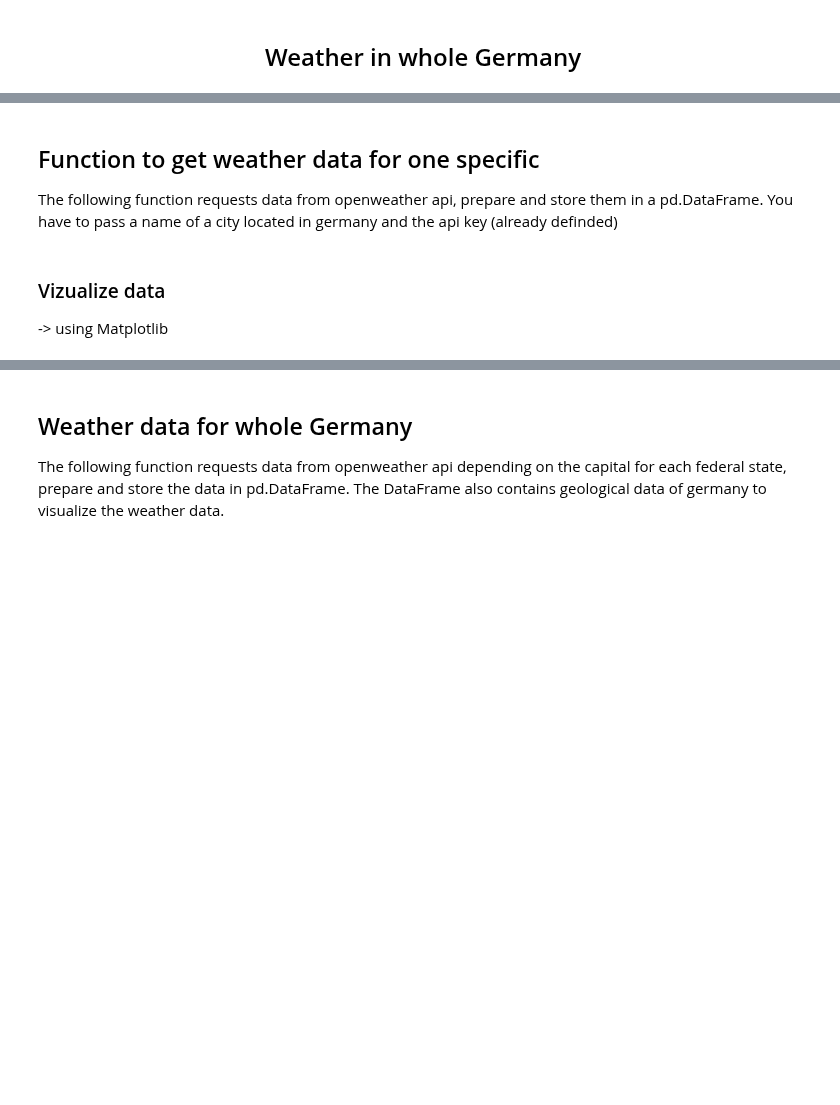
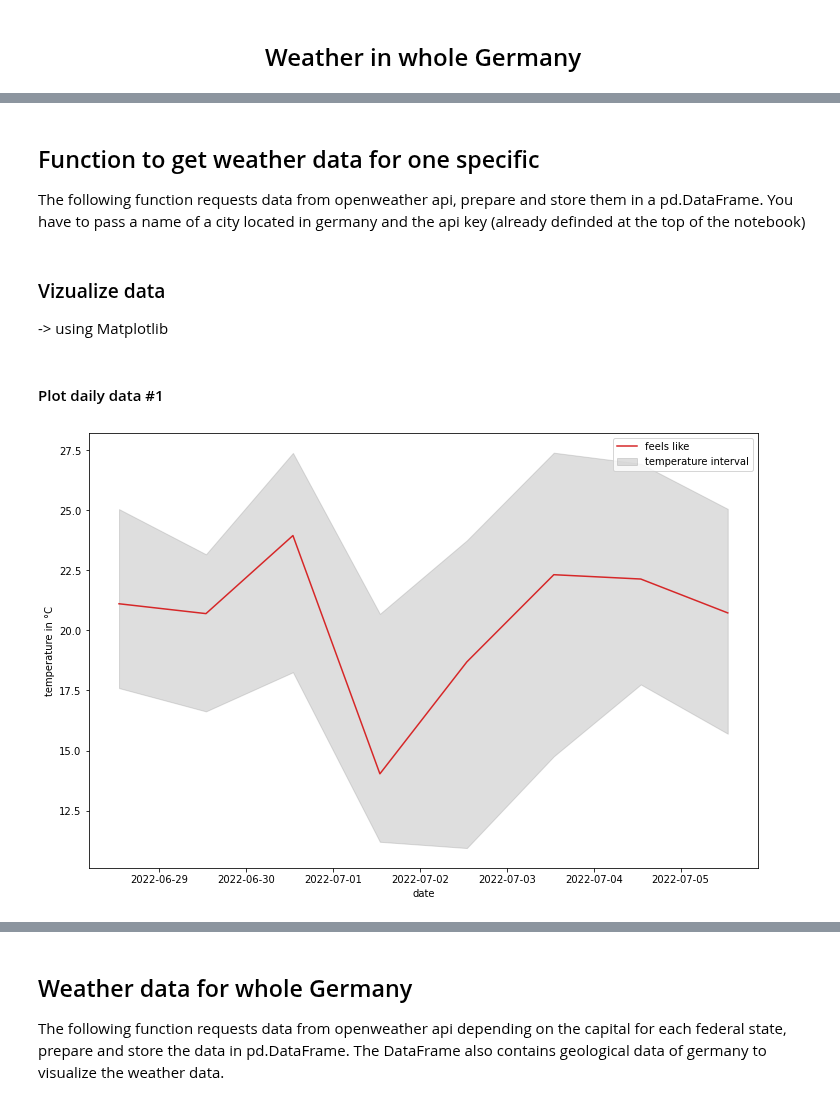
Before and after one commit to LWaetzig/voila, a Jupyter notebook: notebooks/weather_report.ipynb, the cells around one changed output, grey strips where cells are left out. Drawn from its saved outputs; the diff is of its cells as text; code cells hidden in the pictures; blank space fills up the shorter version.

```diff
--- a/notebooks/weather_report.ipynb
+++ b/notebooks/weather_report.ipynb
@@ -71,4 +78,4 @@ Weather today in DRESDEN
 # %% [markdown]
 ## Function to get weather data for one specific
-The following function requests data from openweather api, prepare and store them in a pd.DataFrame. You have to pass a name of a city located in germany and the api key (already definded)
+The following function requests data from openweather api, prepare and store them in a pd.DataFrame. You have to pass a name of a city located in germany and the api key (already definded at the top of the notebook)
 # %%
@@ -130,0 +181,12 @@ def get_weather_data_city(
+# %% [markdown]
+#### Plot daily data #1
+# %%
+# plot whole df_daily content
+fig , axis = plt.subplots(figsize=(12,8))
+axis.plot(df_daily.index , df_daily["feels_like"] , color = "tab:red" , label = "feels like")
+axis.fill_between(df_daily.index , df_daily["min_temp"] , df_daily["max_temp"] , color = "tab:grey" , alpha = 0.25 , label = "temperature interval")
+axis.set_xlabel("date")
+axis.set_ylabel("temperature in °C")
+axis.legend();
+# %% [output]
+[figure, added]
```
Also changed, not shown: parts of 20 cells of this notebook, 1 other file.
